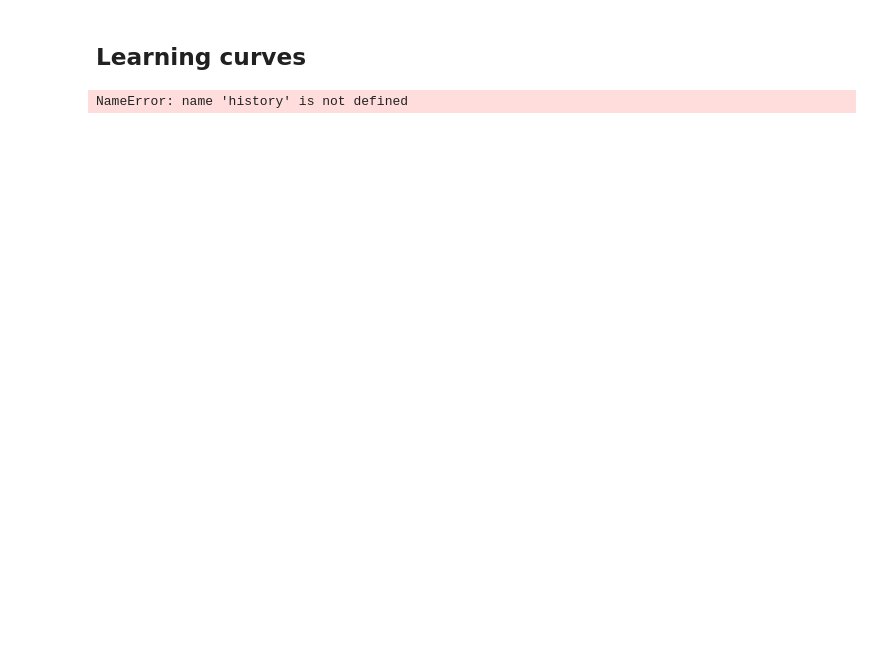
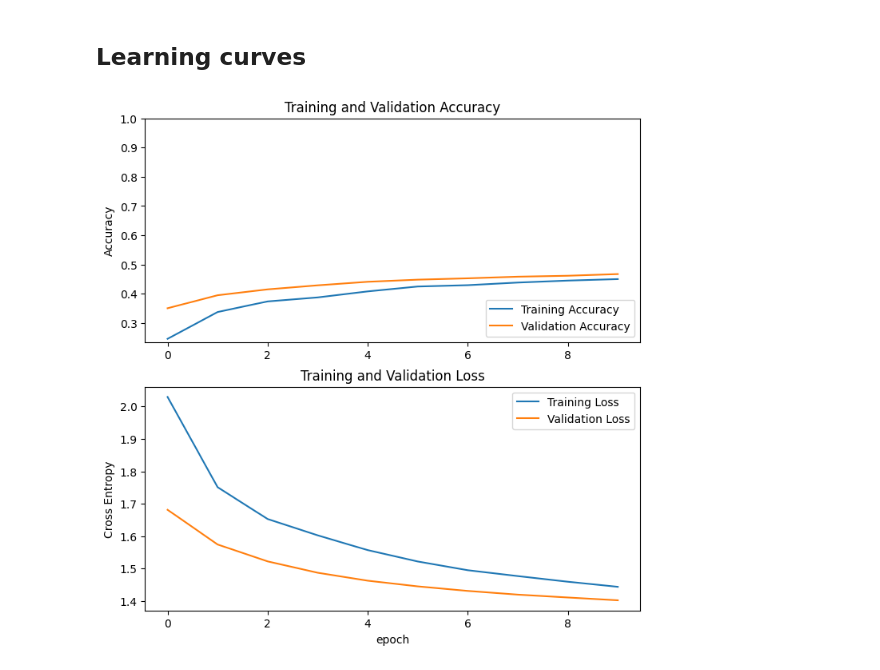
Before and after one commit to oyjuffer/DL-Final, a Jupyter notebook: CNN-transfer.ipynb, the cells around one changed output. Cells and saved outputs as stored; diff of their text form; code cells hidden in the pictures; blank space fills up the shorter version.

```diff
--- a/CNN-transfer.ipynb
+++ b/CNN-transfer.ipynb
@@ -199,27 +232,26 @@ Epoch 3/3
 # %%
 acc = history.history['accuracy']
 val_acc = history.history['val_accuracy']
 
 loss = history.history['loss']
 val_loss = history.history['val_loss']
 
 plt.figure(figsize=(8, 8))
 plt.subplot(2, 1, 1)
 plt.plot(acc, label='Training Accuracy')
 plt.plot(val_acc, label='Validation Accuracy')
 plt.legend(loc='lower right')
 plt.ylabel('Accuracy')
 plt.ylim([min(plt.ylim()),1])
 plt.title('Training and Validation Accuracy')
 
 plt.subplot(2, 1, 2)
 plt.plot(loss, label='Training Loss')
 plt.plot(val_loss, label='Validation Loss')
 plt.legend(loc='upper right')
 plt.ylabel('Cross Entropy')
-plt.ylim([0,1.0])
 plt.title('Training and Validation Loss')
 plt.xlabel('epoch')
 plt.show()
 # %% [output]
-NameError: name 'history' is not defined
+[figure, added]
```
Also changed, not shown: parts of 4 cells of this notebook, 5 other files.
